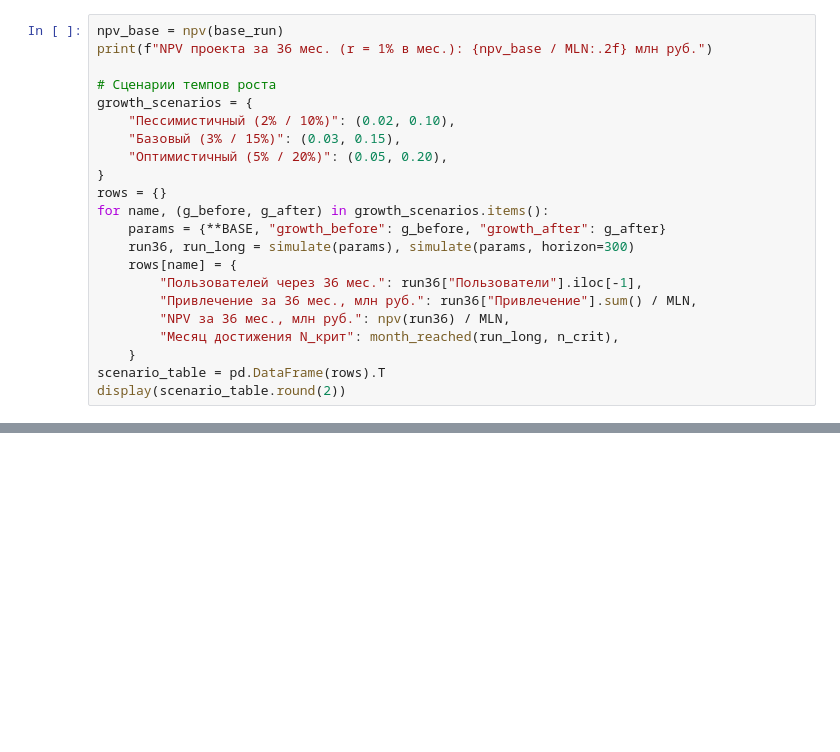
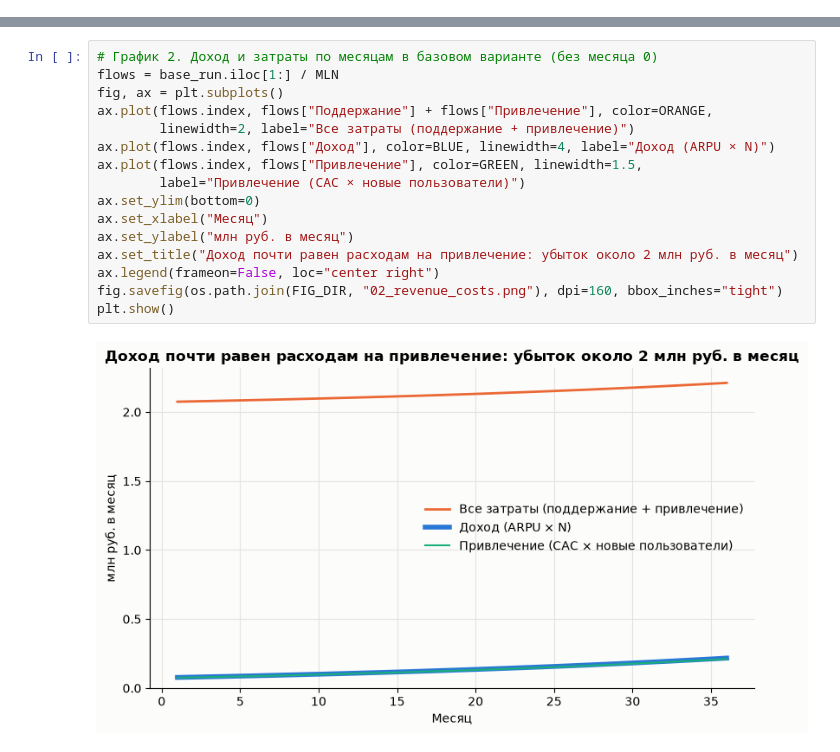
Before and after one commit to Ranot27/economy-of-informatization-exam, a Jupyter notebook: notebooks/02_network_critical_mass.ipynb, the cells around one changed output, grey strips where cells are left out. Saved outputs shown, nothing was run; the diff lists cells and outputs as text; blank space fills up the shorter version.

```diff
--- a/notebooks/02_network_critical_mass.ipynb
+++ b/notebooks/02_network_critical_mass.ipynb
@@ -289,22 +0,0 @@ print(f"Суммарная прибыль (убыток): {base_run['Прибы
-# %%
-npv_base = npv(base_run)
-print(f"NPV проекта за 36 мес. (r = 1% в мес.): {npv_base / MLN:.2f} млн руб.")
-
-# Сценарии темпов роста
-growth_scenarios = {
-    "Пессимистичный (2% / 10%)": (0.02, 0.10),
-    "Базовый (3% / 15%)": (0.03, 0.15),
-    "Оптимистичный (5% / 20%)": (0.05, 0.20),
-}
-rows = {}
-for name, (g_before, g_after) in growth_scenarios.items():
-    params = {**BASE, "growth_before": g_before, "growth_after": g_after}
-    run36, run_long = simulate(params), simulate(params, horizon=300)
-    rows[name] = {
-        "Пользователей через 36 мес.": run36["Пользователи"].iloc[-1],
-        "Привлечение за 36 мес., млн руб.": run36["Привлечение"].sum() / MLN,
-        "NPV за 36 мес., млн руб.": npv(run36) / MLN,
-        "Месяц достижения N_крит": month_reached(run_long, n_crit),
-    }
-scenario_table = pd.DataFrame(rows).T
-display(scenario_table.round(2))
@@ -609,0 +624,18 @@ print("Показатели сохранены в reports/02_summary.json")
+# %%
+# График 2. Доход и затраты по месяцам в базовом варианте (без месяца 0)
+flows = base_run.iloc[1:] / MLN
+fig, ax = plt.subplots()
+ax.plot(flows.index, flows["Поддержание"] + flows["Привлечение"], color=ORANGE,
+        linewidth=2, label="Все затраты (поддержание + привлечение)")
+ax.plot(flows.index, flows["Доход"], color=BLUE, linewidth=4, label="Доход (ARPU × N)")
+ax.plot(flows.index, flows["Привлечение"], color=GREEN, linewidth=1.5,
+        label="Привлечение (CAC × новые пользователи)")
+ax.set_ylim(bottom=0)
+ax.set_xlabel("Месяц")
+ax.set_ylabel("млн руб. в месяц")
+ax.set_title("Доход почти равен расходам на привлечение: убыток около 2 млн руб. в месяц")
+ax.legend(frameon=False, loc="center right")
+fig.savefig(os.path.join(FIG_DIR, "02_revenue_costs.png"), dpi=160, bbox_inches="tight")
+plt.show()
+# %% [output]
+[figure, added]
```
Also changed, not shown: parts of 74 cells of this notebook, 19 other files.
